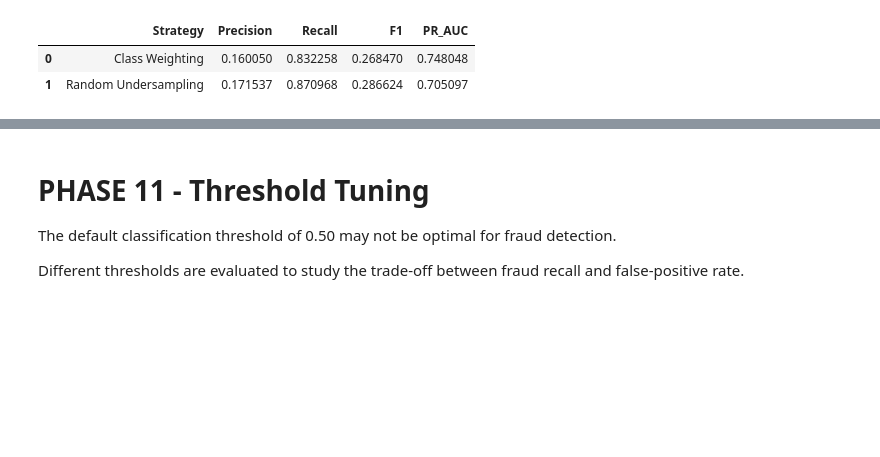
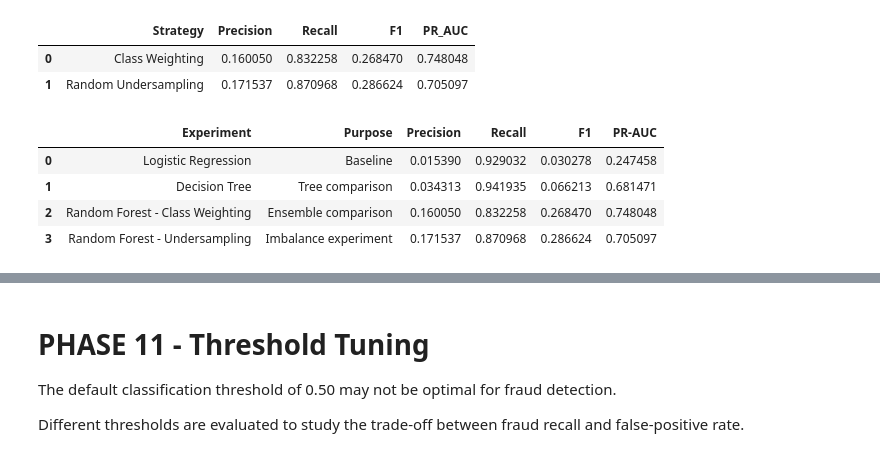
Before and after one commit to RawanHanyy/FraudShield-AI, a Jupyter notebook: notebooks/FraudShield_AI_Graduation_Project.ipynb, the cells around one changed output, grey strips where cells are left out. Cells and saved outputs as stored; diff of their text form; code cells hidden in the pictures; blank space fills up the shorter version.

```diff
--- a/notebooks/FraudShield_AI_Graduation_Project.ipynb
+++ b/notebooks/FraudShield_AI_Graduation_Project.ipynb
@@ -654,3 +818,50 @@ imbalance_results
 |  | Strategy | Precision | Recall | F1 | PR_AUC |
 | 0 | Class Weighting | 0.160050 | 0.832258 | 0.268470 | 0.748048 |
 | 1 | Random Undersampling | 0.171537 | 0.870968 | 0.286624 | 0.705097 |
+# %%
+experiment_summary = pd.DataFrame({
+    "Experiment": [
+        "Logistic Regression",
+        "Decision Tree",
+        "Random Forest - Class Weighting",
+        "Random Forest - Undersampling"
+    ],
+    "Purpose": [
+        "Baseline",
+        "Tree comparison",
+        "Ensemble comparison",
+        "Imbalance experiment"
+    ],
+    "Precision": [
+        precision_score(y_val, y_val_pred_lr),
+        precision_score(y_val, y_val_pred_dt),
+        precision_score(y_val, y_val_pred_rf),
+        precision_score(y_val, y_val_pred_rf_under)
+    ],
+    "Recall": [
+        recall_score(y_val, y_val_pred_lr),
+        recall_score(y_val, y_val_pred_dt),
+        recall_score(y_val, y_val_pred_rf),
+        recall_score(y_val, y_val_pred_rf_under)
+    ],
+    "F1": [
+        f1_score(y_val, y_val_pred_lr),
+        f1_score(y_val, y_val_pred_dt),
+        f1_score(y_val, y_val_pred_rf),
+        f1_score(y_val, y_val_pred_rf_under)
+    ],
+    "PR-AUC": [
+        average_precision_score(y_val, y_val_prob_lr),
+        average_precision_score(y_val, y_val_prob_dt),
+        average_precision_score(y_val, y_val_prob_rf),
+        average_precision_score(y_val, y_val_prob_rf_under)
+    ]
+})
+
+experiment_summary
+# %% [output]
+|  | Experiment | Purpose | Precision | Recall | F1 | PR-AUC |
+| 0 | Logistic Regression | Baseline | 0.015390 | 0.929032 | 0.030278 | 0.247458 |
+| 1 | Decision Tree | Tree comparison | 0.034313 | 0.941935 | 0.066213 | 0.681471 |
+| 2 | Random Forest - Class Weighting | Ensemble comparison | 0.160050 | 0.832258 | 0.268470 | 0.748048 |
+| 3 | Random Forest - Undersampling | Imbalance experiment | 0.171537 | 0.870968 | 0.286624 | 0.705097 |
```
Also changed, not shown: parts of 22 cells of this notebook.
